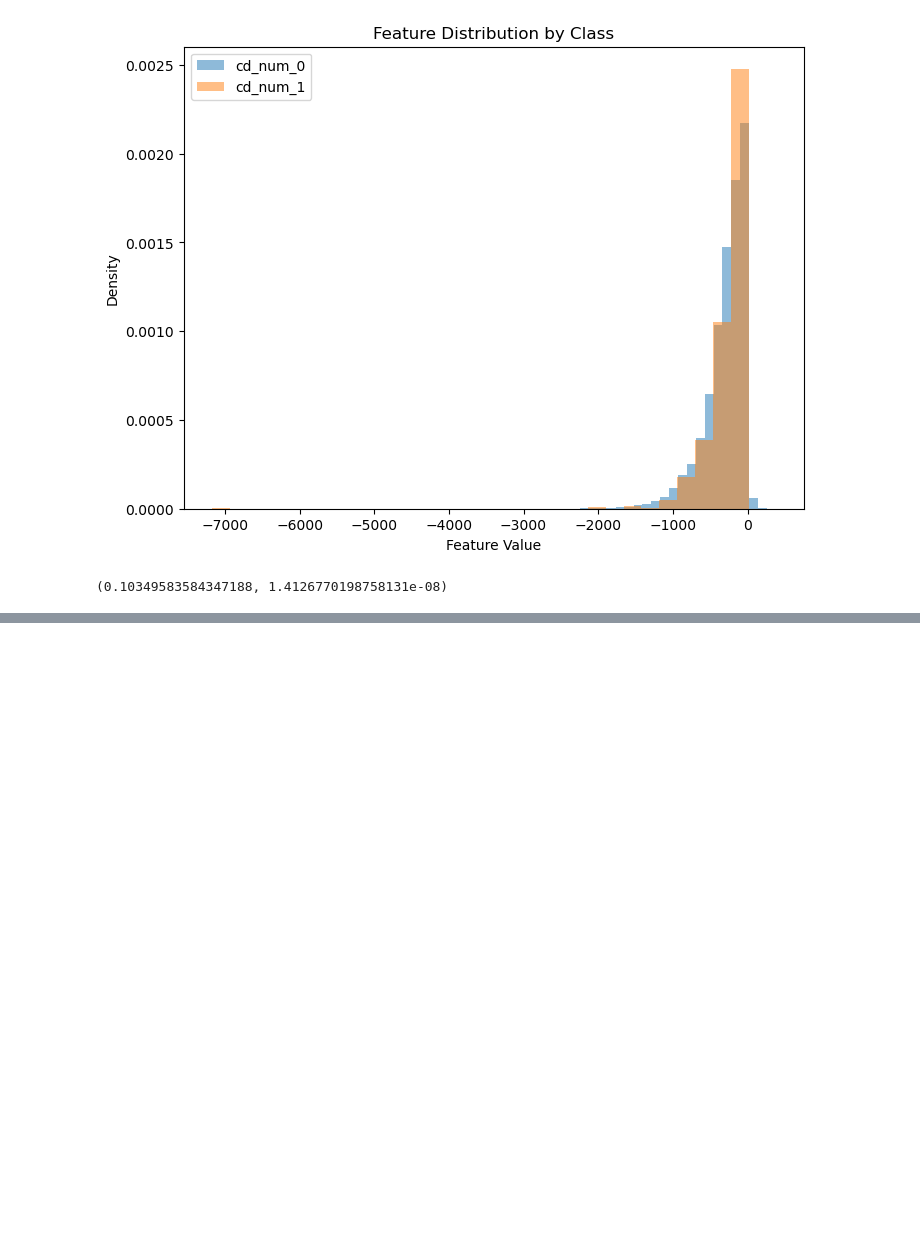
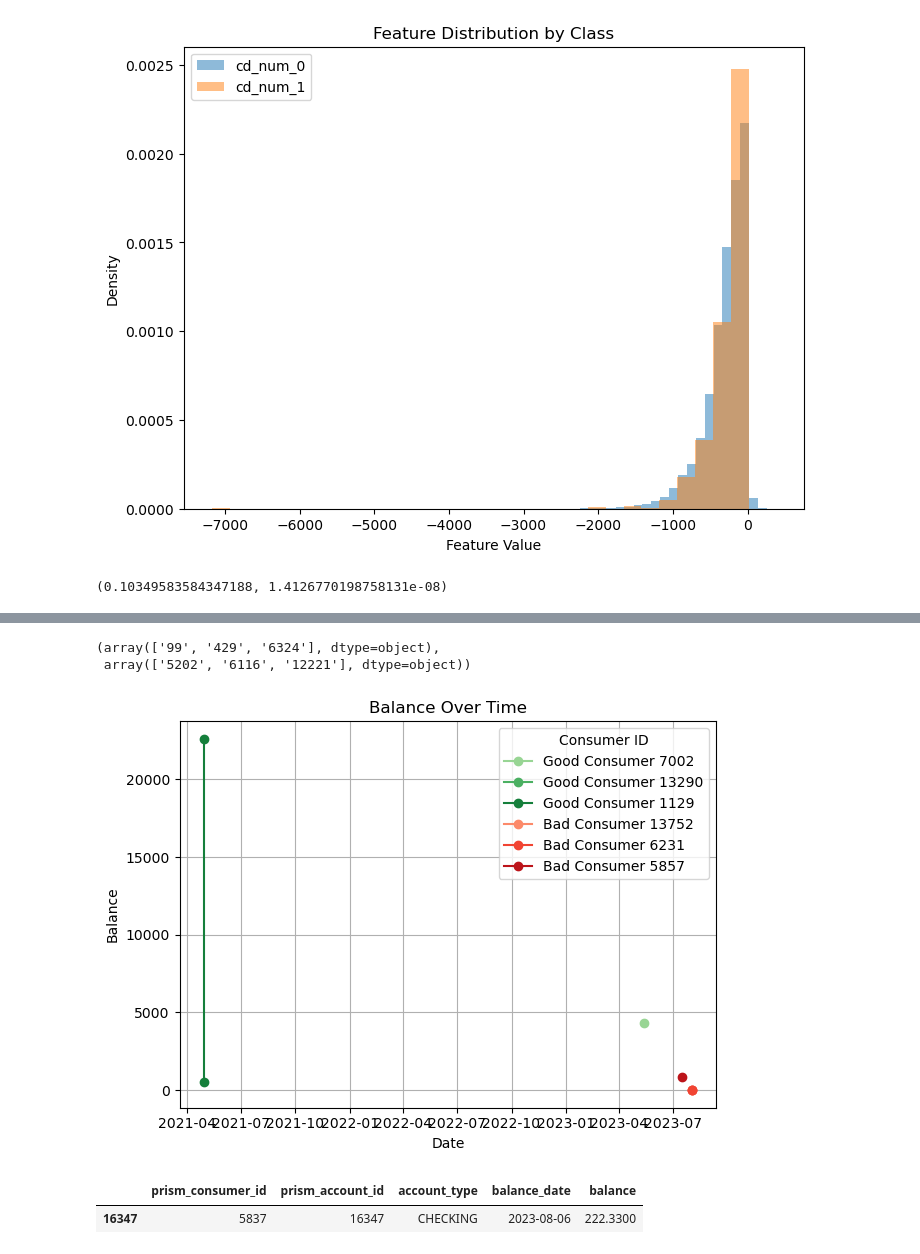
Before and after one commit to danielrmathew/prism-data-credit, a Jupyter notebook: src/notebooks/aman_q2.ipynb, the cells around one changed output, grey strips where cells are left out. Saved outputs shown, nothing was run; the diff lists cells and outputs as text; code cells hidden in the pictures; blank space fills up the shorter version.

```diff
--- a/src/notebooks/aman_q2.ipynb
+++ b/src/notebooks/aman_q2.ipynb
@@ -281,0 +305,59 @@ p value = 1.4126770198758131e-08
+# %%
+good = consDF[consDF['DQ_TARGET'] == 0].sample(n=3).prism_consumer_id.values
+bad = consDF[consDF['DQ_TARGET'] == 1].sample(n=3).prism_consumer_id.values
+
+good, bad
+# %% [output]
+(array(['99', '429', '6324'], dtype=object),
+ array(['5202', '6116', '12221'], dtype=object))
+# %%
+def plot_good_bad(ids=None):
+    if not ids:
+        good = consDF[consDF['DQ_TARGET'] == 0].sample(n=3).prism_consumer_id.values
+        bad = consDF[consDF['DQ_TARGET'] == 1].sample(n=3).prism_consumer_id.values
+    else:
+        good = ids[:len(ids)//2]
+        bad = ids[len(ids)//2:]
+
+    good_colors = cm.Greens([0.4, 0.6, 0.8])  # Three shades of green
+    bad_colors = cm.Reds([0.4, 0.6, 0.8])     # Three shades of red
+
+
+    for i, cid in enumerate(good):
+        data = acctDF[acctDF['prism_consumer_id'] == cid]
+        plt.plot(
+            data['balance_date'],
+            data['balance'],
+            marker='o',
+            label=f'Good Consumer {cid}',
+            color=good_colors[i % len(good_colors)]  # Cycle through green shades
+        )
+
+    # Plot bad consumers
+    for i, cid in enumerate(bad):
+        data = acctDF[acctDF['prism_consumer_id'] == cid]
+        plt.plot(
+            data['balance_date'],
+            data['balance'],
+            marker='o',
+            label=f'Bad Consumer {cid}',
+            color=bad_colors[i % len(bad_colors)]  # Cycle through red shades
+        )
+
+
+    plt.title('Balance Over Time')
+    plt.xlabel('Date')
+    plt.ylabel('Balance')
+    plt.grid(True)
+    plt.legend(title='Consumer ID')
+    plt.tight_layout()
+    plt.show()
+# %%
+plot_good_bad()
+# %% [output]
+[figure, added]
+# %%
+acctDF[acctDF.prism_consumer_id == '5837']
+# %% [output]
+|  | prism_consumer_id | prism_account_id | account_type | balance_date | balance |
+| 16347 | 5837 | 16347 | CHECKING | 2023-08-06 | 222.3300 |
```
Also changed, not shown: parts of 12 cells of this notebook.
